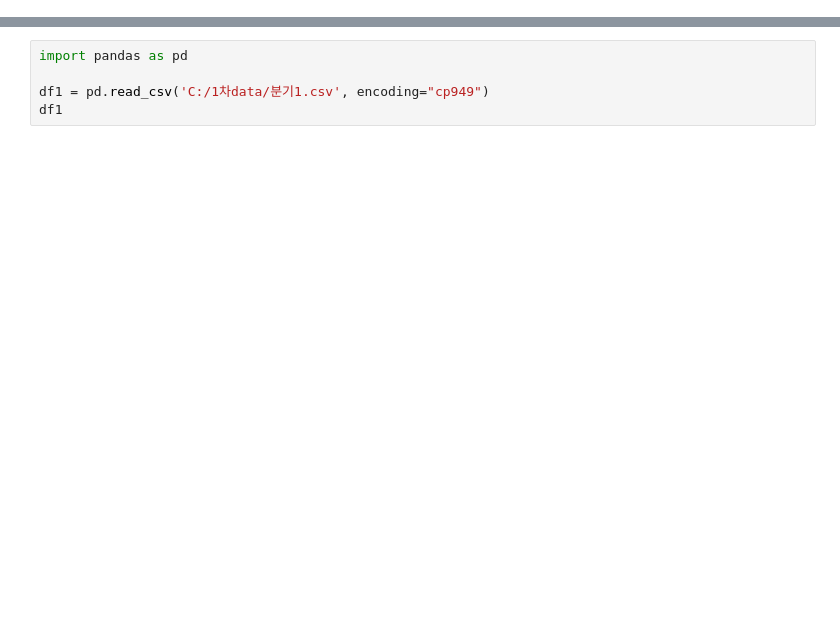
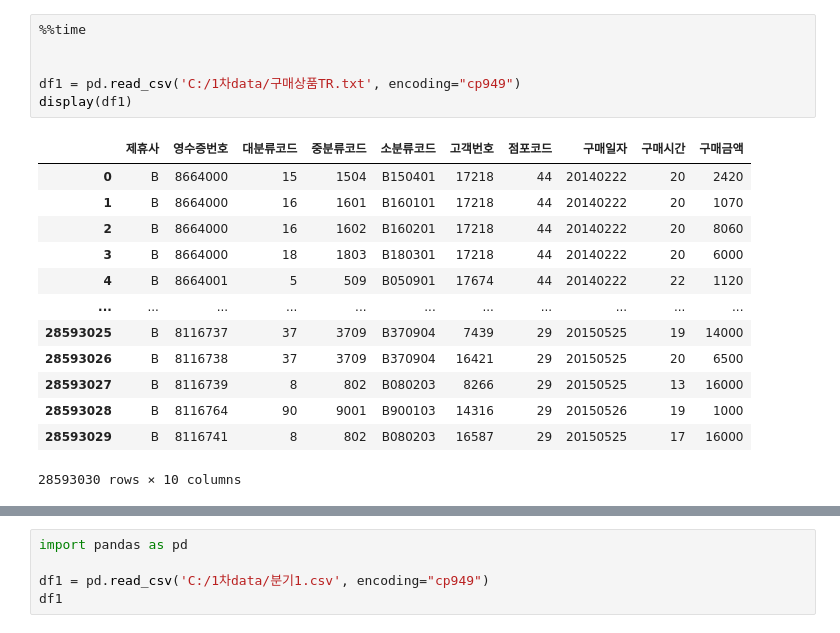
Before and after one commit to HyeonuJeong/Mycakd5, a Jupyter notebook: 1차프로젝트프로그래밍/1-8분기.ipynb, the cells around one changed output, grey strips where cells are left out. Saved outputs shown, nothing was run; the diff lists cells and outputs as text; blank space fills up the shorter version.

```diff
--- a/1차프로젝트프로그래밍/1-8분기.ipynb
+++ b/1차프로젝트프로그래밍/1-8분기.ipynb
@@ -0,0 +6,20 @@
+# %%
+%%time
+
+
+df1 = pd.read_csv('C:/1차data/구매상품TR.txt', encoding="cp949")
+display(df1)
+# %% [output]
+|  | 제휴사 | 영수증번호 | 대분류코드 | 중분류코드 | 소분류코드 | 고객번호 | 점포코드 | 구매일자 | 구매시간 | 구매금액 |
+| 0 | B | 8664000 | 15 | 1504 | B150401 | 17218 | 44 | 20140222 | 20 | 2420 |
+| 1 | B | 8664000 | 16 | 1601 | B160101 | 17218 | 44 | 20140222 | 20 | 1070 |
+| 2 | B | 8664000 | 16 | 1602 | B160201 | 17218 | 44 | 20140222 | 20 | 8060 |
+| 3 | B | 8664000 | 18 | 1803 | B180301 | 17218 | 44 | 20140222 | 20 | 6000 |
+| 4 | B | 8664001 | 5 | 509 | B050901 | 17674 | 44 | 20140222 | 22 | 1120 |
+| ... | ... | ... | ... | ... | ... | ... | ... | ... | ... | ... |
+| 28593025 | B | 8116737 | 37 | 3709 | B370904 | 7439 | 29 | 20150525 | 19 | 14000 |
+| 28593026 | B | 8116738 | 37 | 3709 | B370904 | 16421 | 29 | 20150525 | 20 | 6500 |
+| 28593027 | B | 8116739 | 8 | 802 | B080203 | 8266 | 29 | 20150525 | 13 | 16000 |
+| 28593028 | B | 8116764 | 90 | 9001 | B900103 | 14316 | 29 | 20150526 | 19 | 1000 |
+| 28593029 | B | 8116741 | 8 | 802 | B080203 | 16587 | 29 | 20150525 | 17 | 16000 |
+28593030 rows × 10 columns
```
Also changed, not shown: parts of 2 cells of this notebook, 10 other files.
